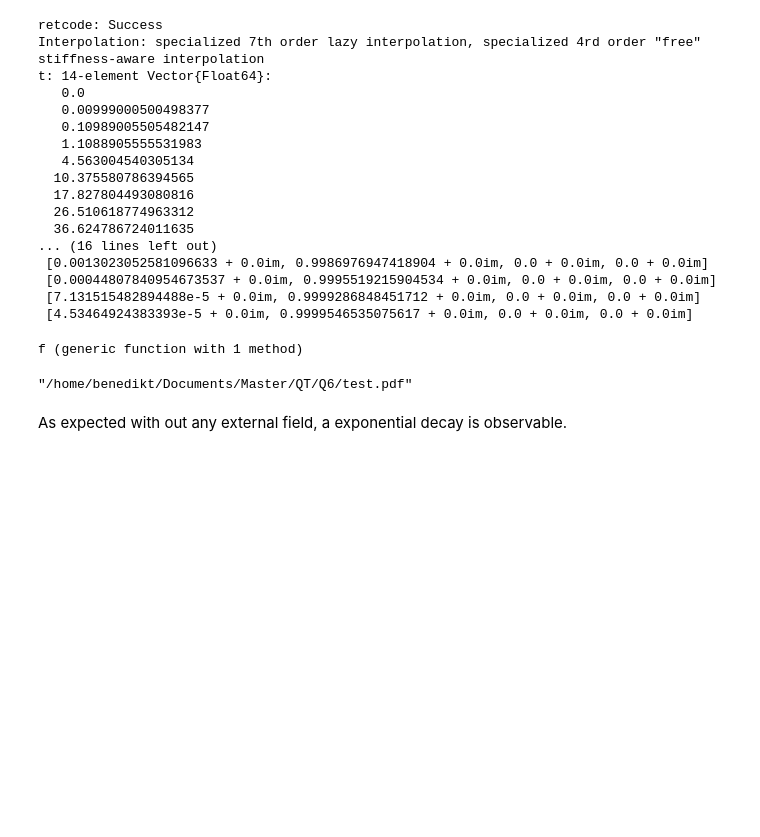
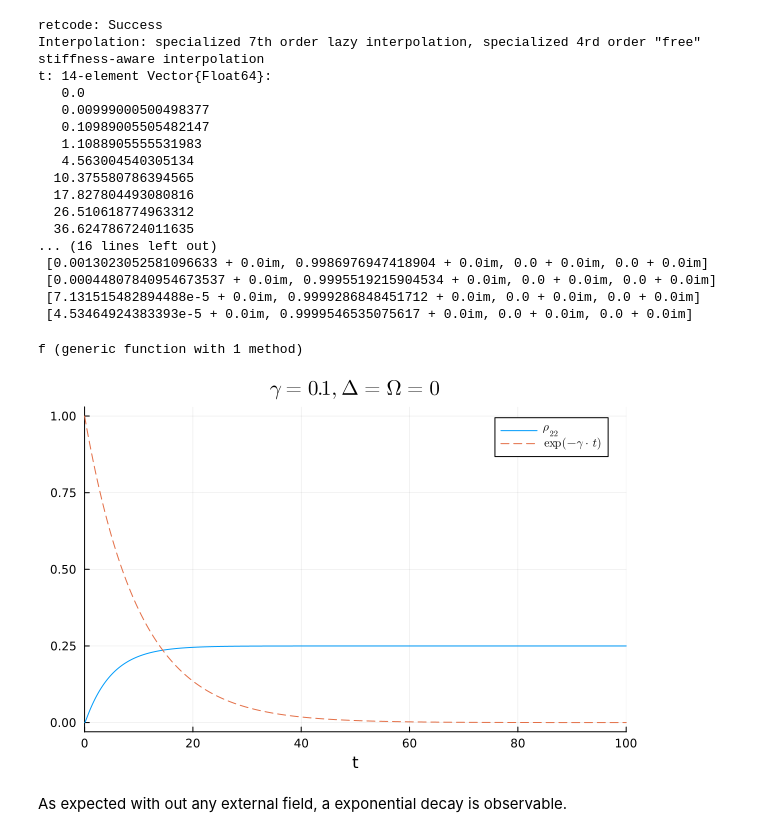
Before and after one commit to BenediktAuer/QT, a Jupyter notebook: Q6/Q6.ipynb, the cells around one changed output. Saved outputs shown, nothing was run; the diff lists cells and outputs as text; code cells hidden in the pictures; blank space fills up the shorter version.

Commit message:
propper plotting

```diff
--- a/Q6/Q6.ipynb
+++ b/Q6/Q6.ipynb
@@ -79,9 +79,9 @@ f (generic function with 1 method)
 # %%
 plot(sol,idxs =(f,0,1),label=L"\rho_{22}")
 plot!(0:0.1:100,t->1*exp(-p[1]*t),ls=:dash,label=L"\exp{(-\gamma\cdot t)}", title=L"\gamma =0.1, \Delta=\Omega=0 ")
-savefig("test.pdf")
+# savefig("test.pdf")
 # %% [output]
-"/home/benedikt/Documents/Master/QT/Q6/test.pdf"
+[figure, added]
 # %% [markdown]
 As expected with out any external field, a exponential decay is observable.
 # %% [markdown]
```
Also changed, not shown: parts of 1 cell of this notebook.
